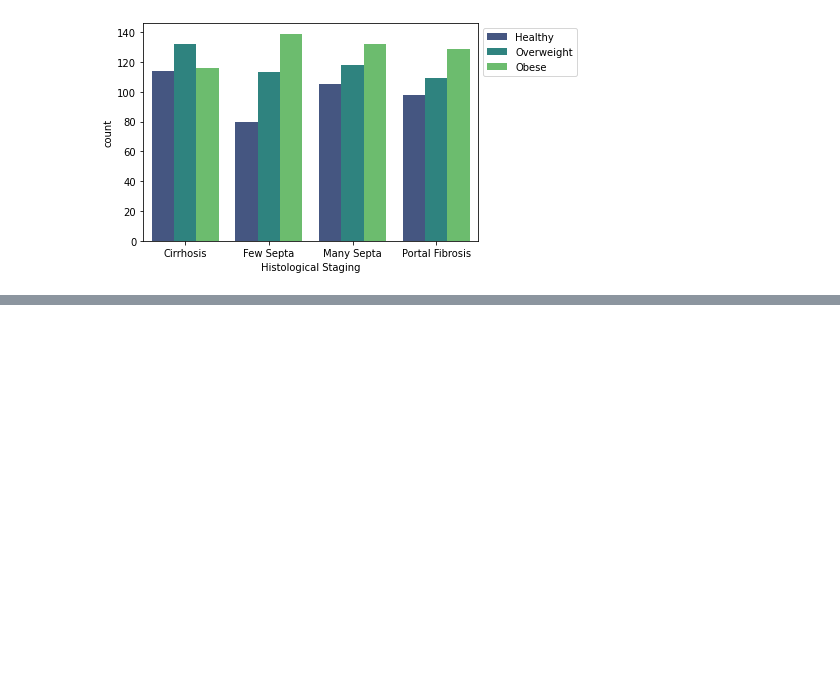
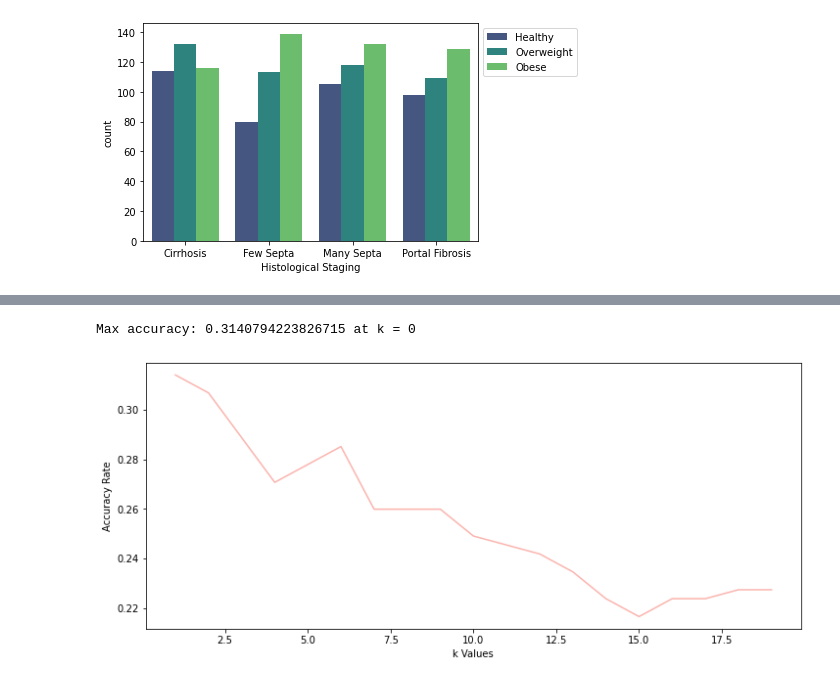
Before and after one commit to phganh/HCVpatientsDatasetVisualization-JupyterNotebook, a Jupyter notebook: projectReport1.ipynb, the cells around one changed output, grey strips where cells are left out. Drawn from its saved outputs; the diff is of its cells as text; code cells hidden in the pictures; blank space fills up the shorter version.

```diff
--- a/projectReport1.ipynb
+++ b/projectReport1.ipynb
@@ -341,0 +352,19 @@ Error Rate: 0.7111913357400722
+# %%
+# Checking again with the Accuracy rate
+accRate=[]
+for i in range(1, 20):
+    knn = KNeighborsClassifier(n_neighbors = i)
+    knn.fit(training_x, training_y)
+    predicting_i = knn.predict(testing_x)
+    accRate.append(metrics.accuracy_score(testing_y, predicting_i))
+# %%
+# Plot the graph to see Accuracy Rate vs k values
+plt.figure(figsize=(12,5))
+plt.plot(range(1,20), accRate)
+plt.xlabel('k Values')
+plt.ylabel('Accuracy Rate')
+
+print("Max accuracy:", max(accRate), "at k =", accRate.index(max(accRate)))
+# %% [output]
+Max accuracy: 0.3140794223826715 at k = 0
+[figure, added]
```
Also changed, not shown: parts of 16 cells of this notebook.
